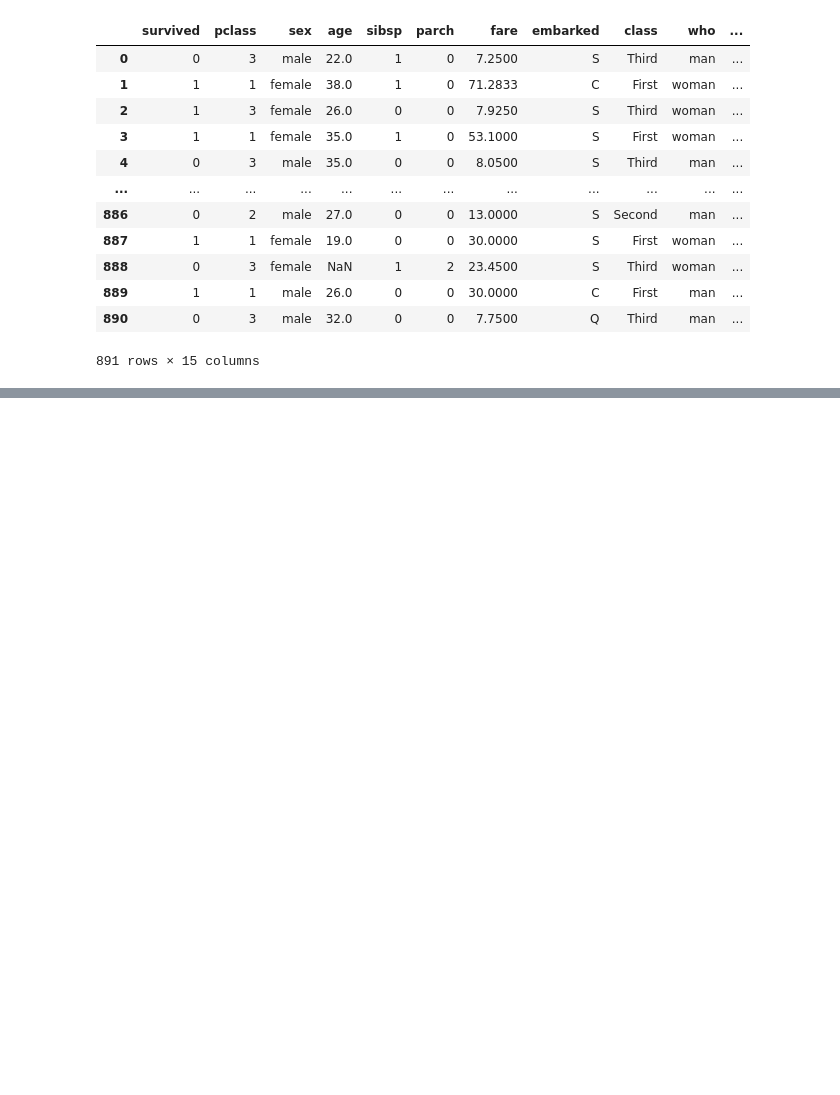
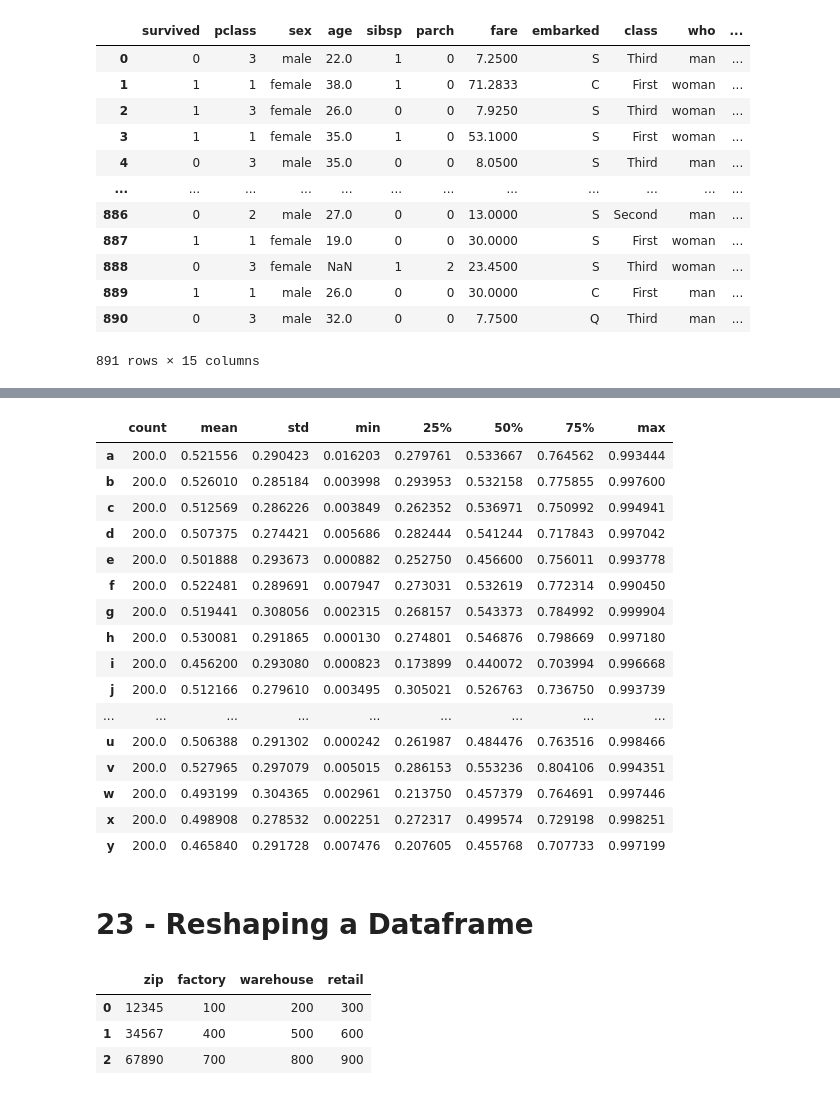
Before and after one commit to jawadraza512/pythonKaChilla22, a Jupyter notebook: 02_pandas/pandas_tips_and_tricls/pandas_tips_and_tricks.ipynb, the cells around one changed output, grey strips where cells are left out. Drawn from its saved outputs; the diff is of its cells as text; code cells hidden in the pictures; blank space fills up the shorter version.

```diff
--- a/02_pandas/pandas_tips_and_tricls/pandas_tips_and_tricks.ipynb
+++ b/02_pandas/pandas_tips_and_tricls/pandas_tips_and_tricks.ipynb
@@ -581,0 +918,33 @@ df
+# %%
+df.describe().T            # much more prettier
+# %% [output]
+|  | count | mean | std | min | 25% | 50% | 75% | max |
+| a | 200.0 | 0.521556 | 0.290423 | 0.016203 | 0.279761 | 0.533667 | 0.764562 | 0.993444 |
+| b | 200.0 | 0.526010 | 0.285184 | 0.003998 | 0.293953 | 0.532158 | 0.775855 | 0.997600 |
+| c | 200.0 | 0.512569 | 0.286226 | 0.003849 | 0.262352 | 0.536971 | 0.750992 | 0.994941 |
+| d | 200.0 | 0.507375 | 0.274421 | 0.005686 | 0.282444 | 0.541244 | 0.717843 | 0.997042 |
+| e | 200.0 | 0.501888 | 0.293673 | 0.000882 | 0.252750 | 0.456600 | 0.756011 | 0.993778 |
+| f | 200.0 | 0.522481 | 0.289691 | 0.007947 | 0.273031 | 0.532619 | 0.772314 | 0.990450 |
+| g | 200.0 | 0.519441 | 0.308056 | 0.002315 | 0.268157 | 0.543373 | 0.784992 | 0.999904 |
+| h | 200.0 | 0.530081 | 0.291865 | 0.000130 | 0.274801 | 0.546876 | 0.798669 | 0.997180 |
+| i | 200.0 | 0.456200 | 0.293080 | 0.000823 | 0.173899 | 0.440072 | 0.703994 | 0.996668 |
+| j | 200.0 | 0.512166 | 0.279610 | 0.003495 | 0.305021 | 0.526763 | 0.736750 | 0.993739 |
+| ... | ... | ... | ... | ... | ... | ... | ... | ... |
+| u | 200.0 | 0.506388 | 0.291302 | 0.000242 | 0.261987 | 0.484476 | 0.763516 | 0.998466 |
+| v | 200.0 | 0.527965 | 0.297079 | 0.005015 | 0.286153 | 0.553236 | 0.804106 | 0.994351 |
+| w | 200.0 | 0.493199 | 0.304365 | 0.002961 | 0.213750 | 0.457379 | 0.764691 | 0.997446 |
+| x | 200.0 | 0.498908 | 0.278532 | 0.002251 | 0.272317 | 0.499574 | 0.729198 | 0.998251 |
+| y | 200.0 | 0.465840 | 0.291728 | 0.007476 | 0.207605 | 0.455768 | 0.707733 | 0.997199 |
+# %% [markdown]
+# 23 - Reshaping a Dataframe
+# %%
+import pandas as pd
+import seaborn as sns
+fasla = pd.DataFrame([['12345', 100, 200, 300], ['34567', 400, 500, 600], ['67890', 700, 800, 900]],
+                     columns=['zip', 'factory', 'warehouse', 'retail'])
+fasla.head()
+# %% [output]
+|  | zip | factory | warehouse | retail |
+| 0 | 12345 | 100 | 200 | 300 |
+| 1 | 34567 | 400 | 500 | 600 |
+| 2 | 67890 | 700 | 800 | 900 |
```
Also changed, not shown: parts of 43 cells of this notebook, 2 other files.
